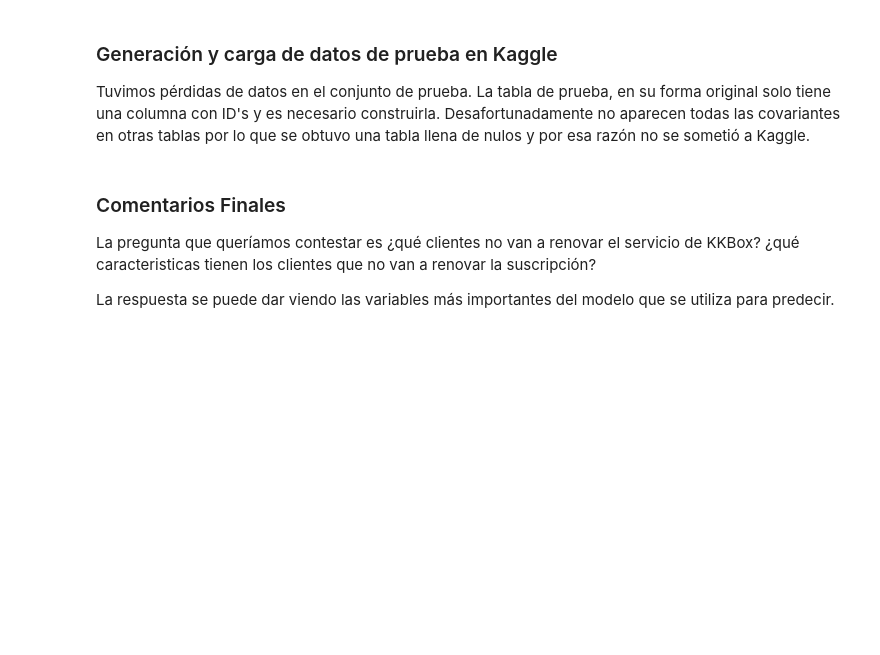
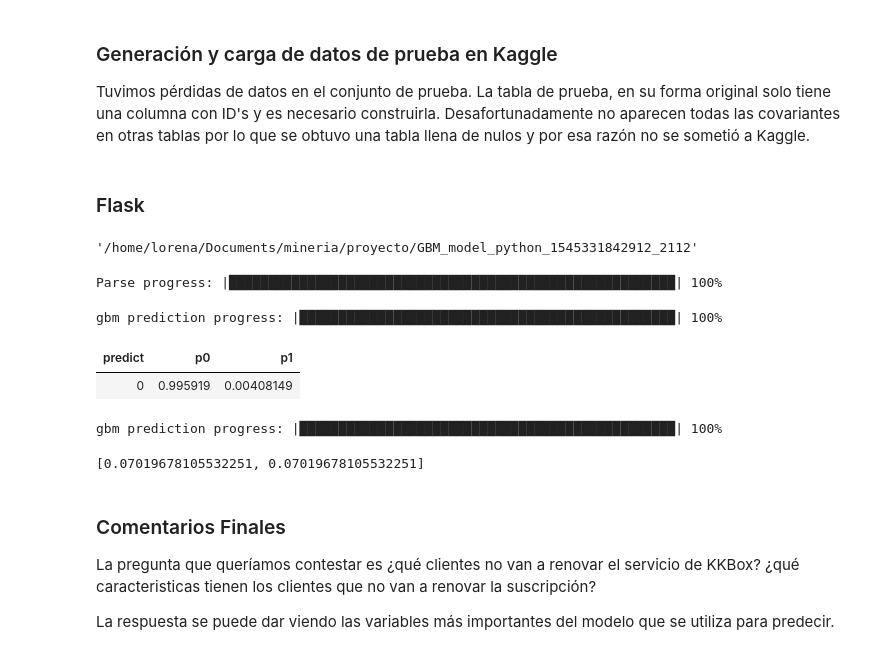
Before and after one commit to alfcar9/kkbox_churn_prediction, a Jupyter notebook: machine_learning_models.ipynb, the cells around one changed output. Saved outputs shown, nothing was run; the diff lists cells and outputs as text; code cells hidden in the pictures; blank space fills up the shorter version.

Commit message:
final machineLearning y flask

```diff
--- a/machine_learning_models.ipynb
+++ b/machine_learning_models.ipynb
@@ -458,3 +447,5 @@ msnos_test
 # %% [markdown]
 ### Generación y carga de datos de prueba en Kaggle
 Tuvimos pérdidas de datos en el conjunto de prueba. La tabla de prueba, en su forma original solo tiene una columna con ID's y es necesario construirla. Desafortunadamente no aparecen todas las covariantes en otras tablas por lo que se obtuvo una tabla llena de nulos y por esa razón no se sometió a Kaggle.
+# %% [markdown]
+### Flask
@@ -461,3 +454,26 @@ Tuvimos pérdidas de datos en el conjunto de prueba. La tabla de prueba, en su f
+# %%
+model_path
+# %% [output]
+'/home/lorena/Documents/mineria/proyecto/GBM_model_python_1545331842912_2112'
+# %%
+predictors = ["city", "bd", "gender", "registered_via", "registered_init_time", "date", "num_25", "num_50", "num_75", "num_985", "num_100", "num_unq", "total_secs","payment_method_id", "payment_plan_days", "plan_list_price", "actual_amount_paid", "is_auto_renew", "transaction_date", "membership_expire_date","is_cancel", "discount", "is_discount", "amount_per_day"]
+
+entrada=h2o.H2OFrame([[6,31,'female' ,9,'2008-04-17T00:00:00.000Z',1.48764e+09,1.26667,0.466667,0.333333,1.86667 ,281.667 ,15 ,48663 ,36,30,180,180,1 ,1.4844e+09 ,'nan',0,0,0,6 ]],column_names=predictors )
+# %% [output]
+Parse progress: |█████████████████████████████████████████████████████████| 100%
+# %%
+model = h2o.load_model('/home/lorena/Documents/mineria/proyecto/GBM_model_python_1545331842912_2112')
+# %%
+model.predict(entrada)
+# %% [output]
+gbm prediction progress: |████████████████████████████████████████████████| 100%
+| predict | p0 | p1 |
+| 0 | 0.995919 | 0.00408149 |
+# %%
+list(model.predict(entrada).as_data_frame().p1)
+# %% [output]
+gbm prediction progress: |████████████████████████████████████████████████| 100%
+[0.07019678105532251, 0.07019678105532251]
 # %% [markdown]
 ### Comentarios Finales
 
```
Also changed, not shown: parts of 24 cells of this notebook, 1 other file.
